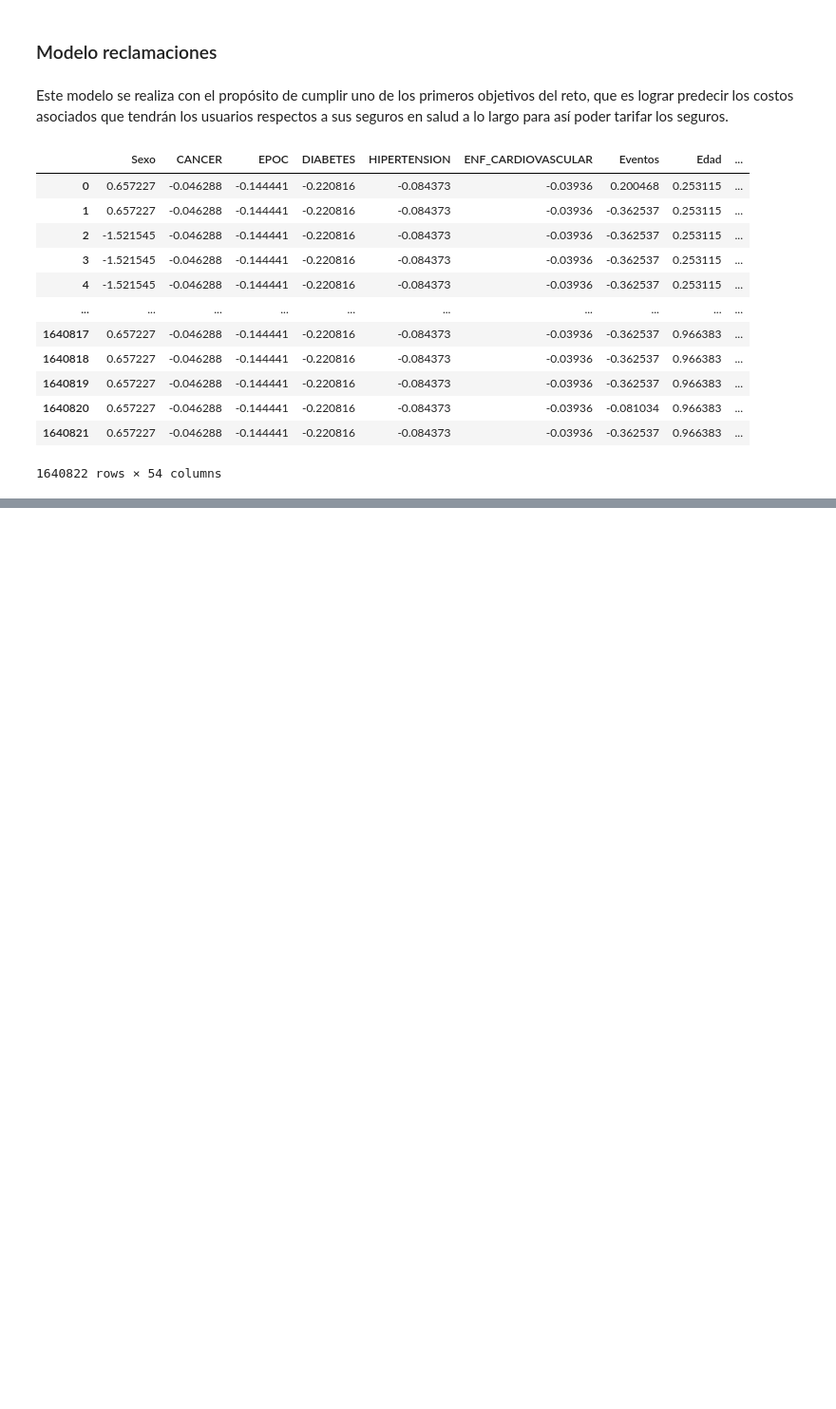
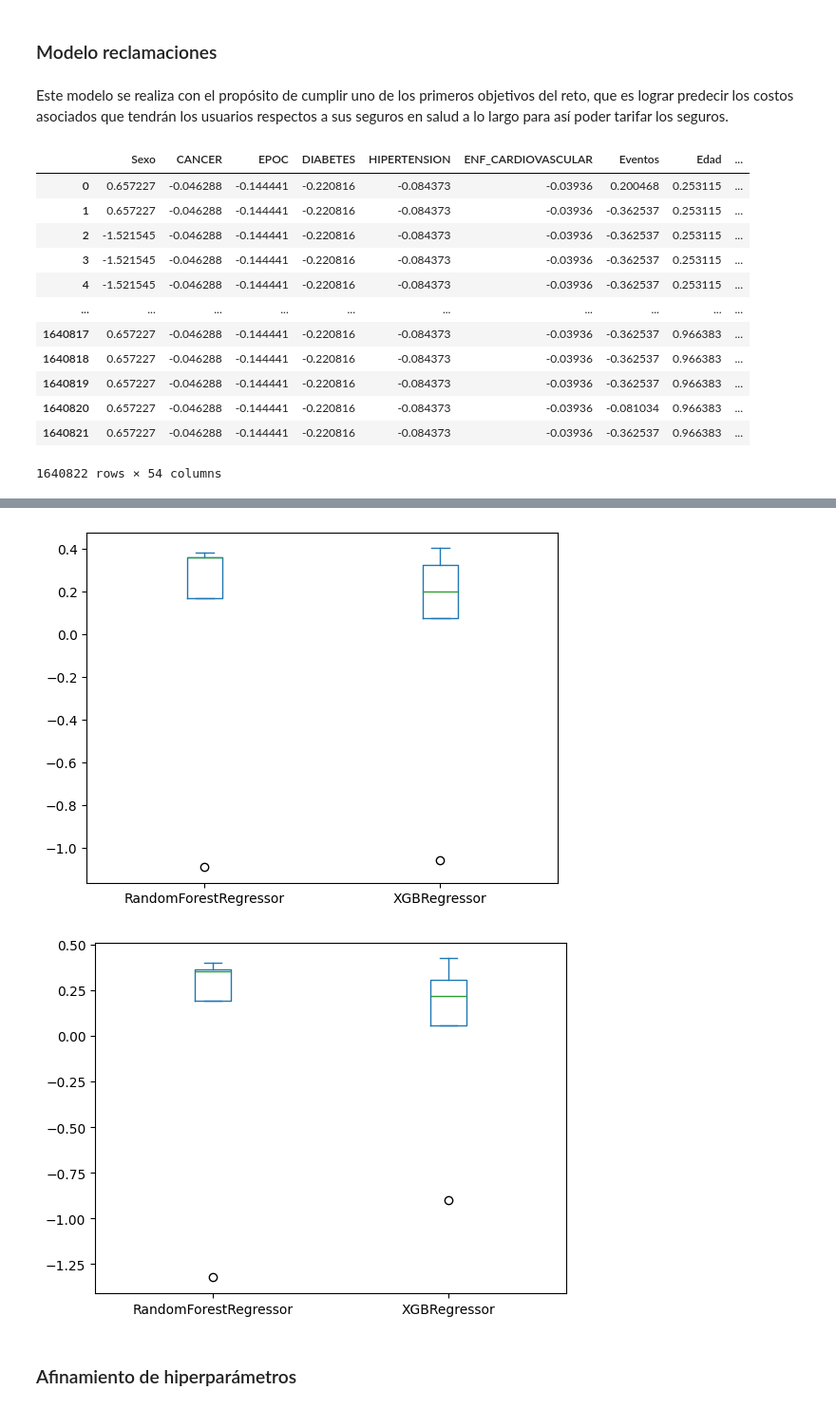
Before and after one commit to EstebanCaroP/Proyecto_Finanzas, a Jupyter notebook: D_Modelos.ipynb, the cells around one changed output, grey strips where cells are left out. Shown: that part at 95% size. Saved outputs shown, nothing was run; the diff lists cells and outputs as text; code cells hidden in the pictures; blank space fills up the shorter version.

Commit message:
Selección de variables y modelo

```diff
--- a/D_Modelos.ipynb
+++ b/D_Modelos.ipynb
@@ -78,0 +104,4 @@ X
+# %%
+# Muestra aleatorio de los datos que garantize la reproducibilidad de los datos
+X_sample = X.sample(frac = 0.05, random_state = 18)
+y_sample = y.sample(frac = 0.05, random_state = 18)
@@ -78,0 +135,30 @@ X
+# %%
+# Variable selccionadas
+var_names = ['Sexo', 'CANCER','EPOC','DIABETES','HIPERTENSION', 'ENF_CARDIOVASCULAR', 'Eventos', 'Edad', 'Duracion_Poliza_Dias', 'Ciudad_Barranquilla',
+             'Ciudad_Bogota','Ciudad_Cali','Ciudad_Cartagena','Ciudad_Medellin','Reclamacion_CONSULTA DE URGENCIAS', 'Reclamacion_CONSULTA EXTERNA',
+             'Reclamacion_DIALISIS','Reclamacion_EXAMENES DE DIAGNOSTICO','Reclamacion_FISIOTERAPIA ILIMITADA', 'Reclamacion_LABORATORIO CLINICO',
+             'Reclamacion_PAMD', 'Reclamacion_TRATAMIENTO AMBULATORIO POR CANCER', 'Reclamacion_TRATAMIENTOS AMBULATORIOS ESPECIALES',
+             'Clasificacion_Diagnostico_Diagnostico Pendiente', 'Clasificacion_Diagnostico_Embarazo, parto y puerperio', 'Clasificacion_Diagnostico_Enfermedades de la piel',
+             'Clasificacion_Diagnostico_Enfermedades del aparato circulatorio', 'Clasificacion_Diagnostico_Enfermedades del aparato genitourinario',
+             'Clasificacion_Diagnostico_Enfermedades del aparato musculoesqueletico', 'Clasificacion_Diagnostico_Enfermedades del sistema nervioso',
+             'Clasificacion_Diagnostico_Factores que influyen en el estado de salud (Servicios Sanitarios)', 'Clasificacion_Diagnostico_Lesiones traumaticas',
+             'Clasificacion_Diagnostico_Neoplasias', 'Clasificacion_Diagnostico_Pruebas complementarias']
+X_sel = X_sample[var_names]
+# %%
+# Validación del rendimiento de los modelos
+def medir_modelos(modelos, scoring, X, y, cv):
+
+    metric_modelos = pd.DataFrame()
+    for modelo in modelos:
+        scores = cross_val_score(modelo, X, y, scoring = scoring, cv = cv )
+        pdscores = pd.DataFrame(scores)
+        metric_modelos = pd.concat([metric_modelos,pdscores], axis = 1)
+
+    metric_modelos.columns = ['RandomForestRegressor','XGBRegressor']
+    return metric_modelos
+# %%
+# Medimos el desempeño de los modelos para todo el conjunto de datos y para las variables seleccionadas
+r2_df = medir_modelos(modelos,'r2', X_sample, y_sample, 5)
+display(r2_df)
+r2_var_sel = medir_modelos(modelos, 'r2', X_sel, y_sample, 5)
+display(r2_var_sel)
@@ -78,0 +178,9 @@ X
+# %%
+# Comparación entre el desempeño de los modelos con todas las variables y con las seleccionadas
+r2_df.plot(kind = 'box');
+r2_var_sel.plot(kind = 'box');
+# %% [output]
+[figure, added]
+[figure, added]
+# %% [markdown]
+### Afinamiento de hiperparámetros
```
Also changed, not shown: parts of 7 cells of this notebook.
